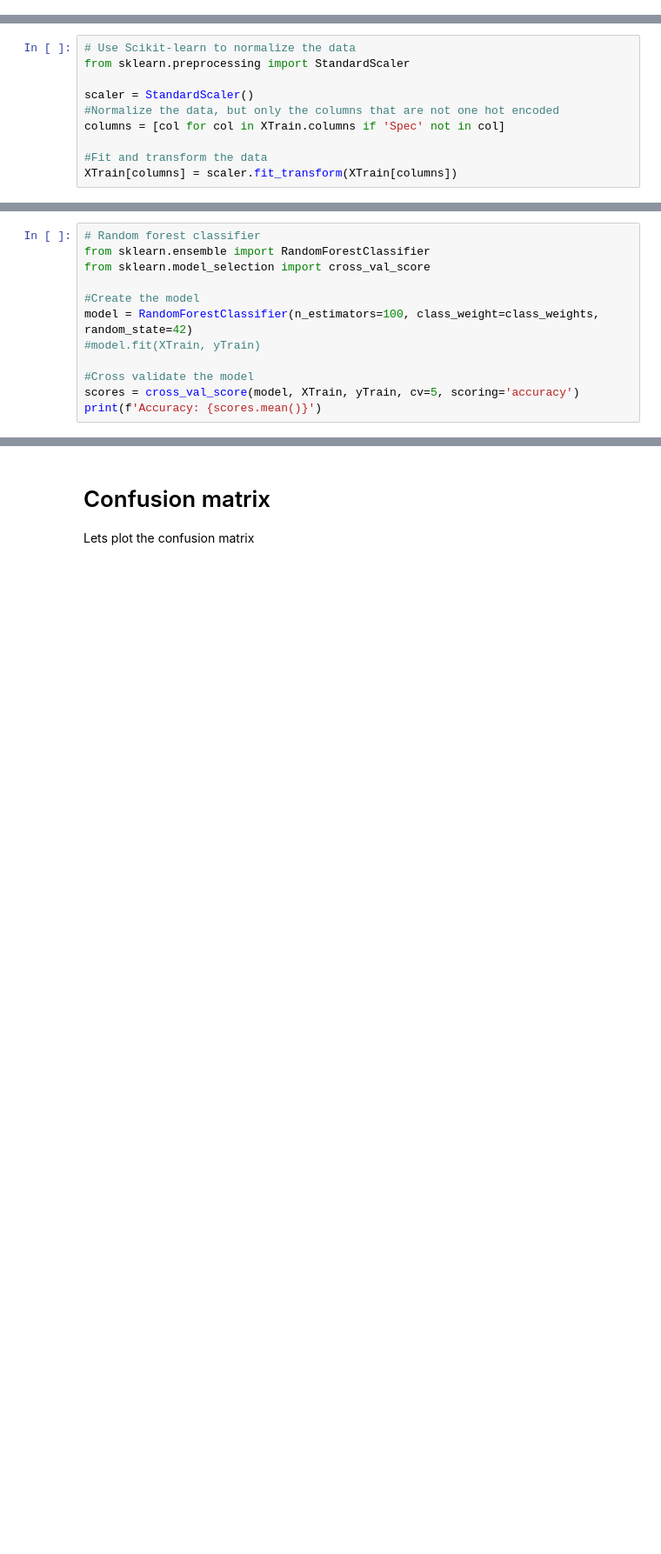
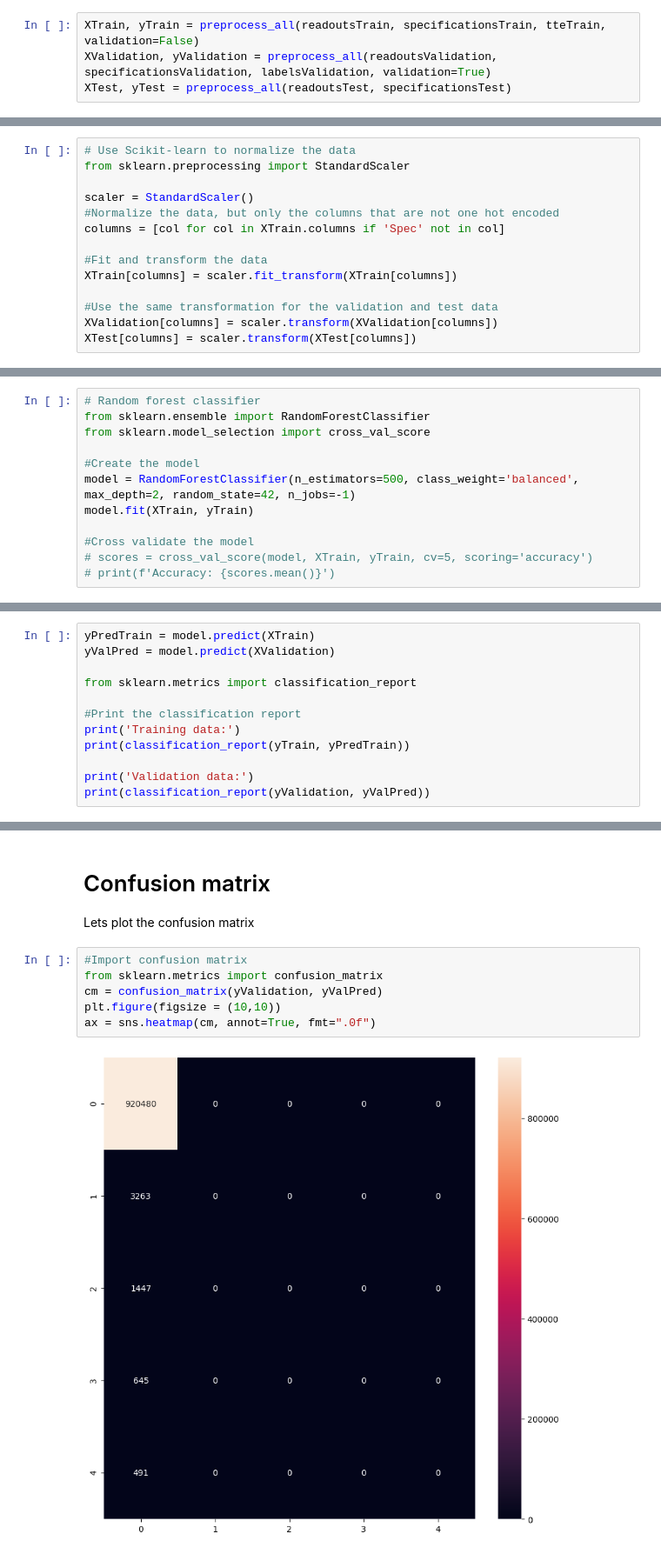
Before and after one commit to cerionXLII/ComponentX, a Jupyter notebook: src/componentX.ipynb, the cells around one changed output, grey strips where cells are left out. Shown at 87% size. Saved outputs shown, nothing was run; the diff lists cells and outputs as text; blank space fills up the shorter version.

Commit message:
Added default Random forest classifier

```diff
--- a/src/componentX.ipynb
+++ b/src/componentX.ipynb
@@ -546 +650,5 @@ yTrain = dfTrain['class_label']
+# %%
+XTrain, yTrain = preprocess_all(readoutsTrain, specificationsTrain, tteTrain, validation=False)
+XValidation, yValidation = preprocess_all(readoutsValidation, specificationsValidation, labelsValidation, validation=True)
+XTest, yTest = preprocess_all(readoutsTest, specificationsTest)
 # %%
@@ -566,3 +674,7 @@ columns = [col for col in XTrain.columns if 'Spec' not in col]
 
 #Fit and transform the data
 XTrain[columns] = scaler.fit_transform(XTrain[columns])
+
+#Use the same transformation for the validation and test data
+XValidation[columns] = scaler.transform(XValidation[columns])
+XTest[columns] = scaler.transform(XTest[columns])
@@ -619,10 +760,10 @@ from sklearn.ensemble import RandomForestClassifier
 from sklearn.model_selection import cross_val_score
 
 #Create the model
-model = RandomForestClassifier(n_estimators=100, class_weight=class_weights, random_state=42)
-#model.fit(XTrain, yTrain)
+model = RandomForestClassifier(n_estimators=500, class_weight='balanced', max_depth=2, random_state=42, n_jobs=-1)
+model.fit(XTrain, yTrain)
 
 #Cross validate the model
-scores = cross_val_score(model, XTrain, yTrain, cv=5, scoring='accuracy')
-print(f'Accuracy: {scores.mean()}')
+# scores = cross_val_score(model, XTrain, yTrain, cv=5, scoring='accuracy')
+# print(f'Accuracy: {scores.mean()}')
 # %% [output]
@@ -633,0 +778,12 @@ array([0.99753649, 0.99750039, 0.99743722, 0.99751956, 0.99749249])
+# %%
+yPredTrain = model.predict(XTrain)
+yValPred = model.predict(XValidation)
+
+from sklearn.metrics import classification_report
+
+#Print the classification report
+print('Training data:')
+print(classification_report(yTrain, yPredTrain))
+
+print('Validation data:')
+print(classification_report(yValidation, yValPred))
@@ -634,3 +816,11 @@ array([0.99753649, 0.99750039, 0.99743722, 0.99751956, 0.99749249])
 # %% [markdown]
 # Confusion matrix
 Lets plot the confusion matrix
+# %%
+#Import confusion matrix
+from sklearn.metrics import confusion_matrix
+cm = confusion_matrix(yValidation, yValPred)
+plt.figure(figsize = (10,10))
+ax = sns.heatmap(cm, annot=True, fmt=".0f")
+# %% [output]
+[figure, added]
```
Also changed, not shown: parts of 32 cells of this notebook.
